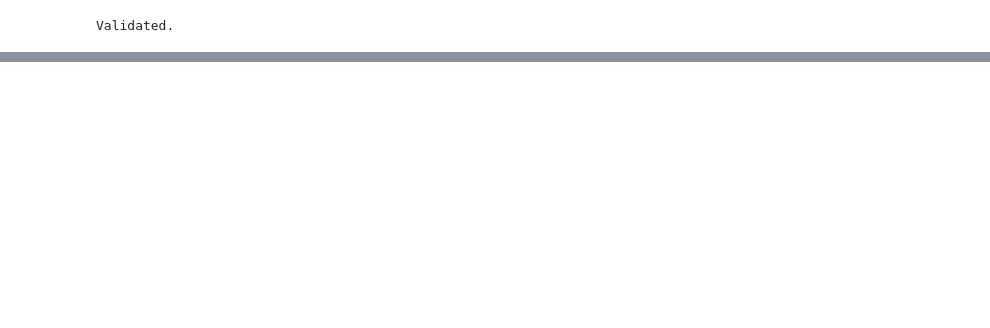
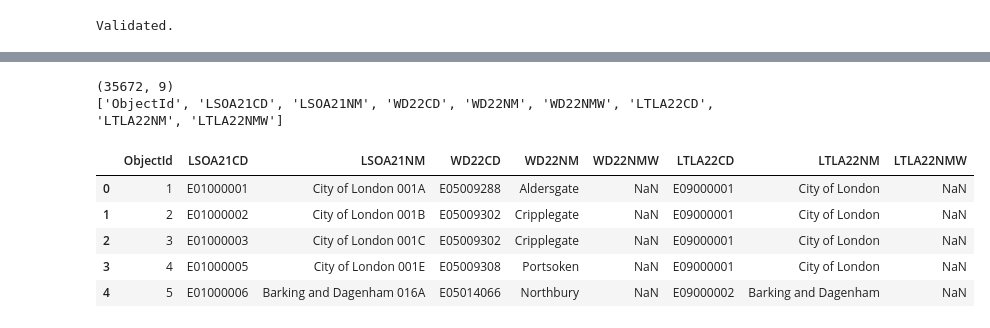
Before and after one commit to ciaratheink-blip/Python-Project---Crime-data-Pipeline, a Jupyter notebook: crime_pipeline.ipynb, the cells around one changed output, grey strips where cells are left out. Drawn from its saved outputs; the diff is of its cells as text; code cells hidden in the pictures; blank space fills up the shorter version.

Commit message:
added LSOA ward names to make highlighting hot spots easier

```diff
--- a/crime_pipeline.ipynb
+++ b/crime_pipeline.ipynb
@@ -1116,3 +1118,23 @@ geo_final_csv.head()
 | 2 | Dorset Police | 2024 | 2024-01 | Anti-social behaviour | ASB | Matched English LSOA | E01015275 | Bournemouth, Christchurch and Poo... | ... |
 | 3 | Dorset Police | 2024 | 2024-01 | Anti-social behaviour | ASB | Matched English LSOA | E01015276 | Bournemouth, Christchurch and Poo... | ... |
 | 4 | Dorset Police | 2024 | 2024-01 | Anti-social behaviour | ASB | Matched English LSOA | E01015277 | Bournemouth, Christchurch and Poo... | ... |
+# %%
+### Ward lookup exploration
+
+ward_file = "LSOA_(2021)_to_Ward_to_Local_Authority_District_(May_2022)_Best_Fit_Lookup_for_EW.csv"
+ward_df = pd.read_csv(ward_file)
+
+print(ward_df.shape)
+print(ward_df.columns.tolist())
+ward_df.head()
+
+# I need WD22NM and LSOA21NM
+# %% [output]
+(35672, 9)
+['ObjectId', 'LSOA21CD', 'LSOA21NM', 'WD22CD', 'WD22NM', 'WD22NMW', 'LTLA22CD', 'LTLA22NM', 'LTLA22NMW']
+|  | ObjectId | LSOA21CD | LSOA21NM | WD22CD | WD22NM | WD22NMW | LTLA22CD | LTLA22NM | LTLA22NMW |
+| 0 | 1 | E01000001 | City of London 001A | E05009288 | Aldersgate | NaN | E09000001 | City of London | NaN |
+| 1 | 2 | E01000002 | City of London 001B | E05009302 | Cripplegate | NaN | E09000001 | City of London | NaN |
+| 2 | 3 | E01000003 | City of London 001C | E05009302 | Cripplegate | NaN | E09000001 | City of London | NaN |
+| 3 | 4 | E01000005 | City of London 001E | E05009308 | Portsoken | NaN | E09000001 | City of London | NaN |
+| 4 | 5 | E01000006 | Barking and Dagenham 016A | E05014066 | Northbury | NaN | E09000002 | Barking and Dagenham | NaN |
```
Also changed, not shown: parts of 10 cells of this notebook, 1 other file.
